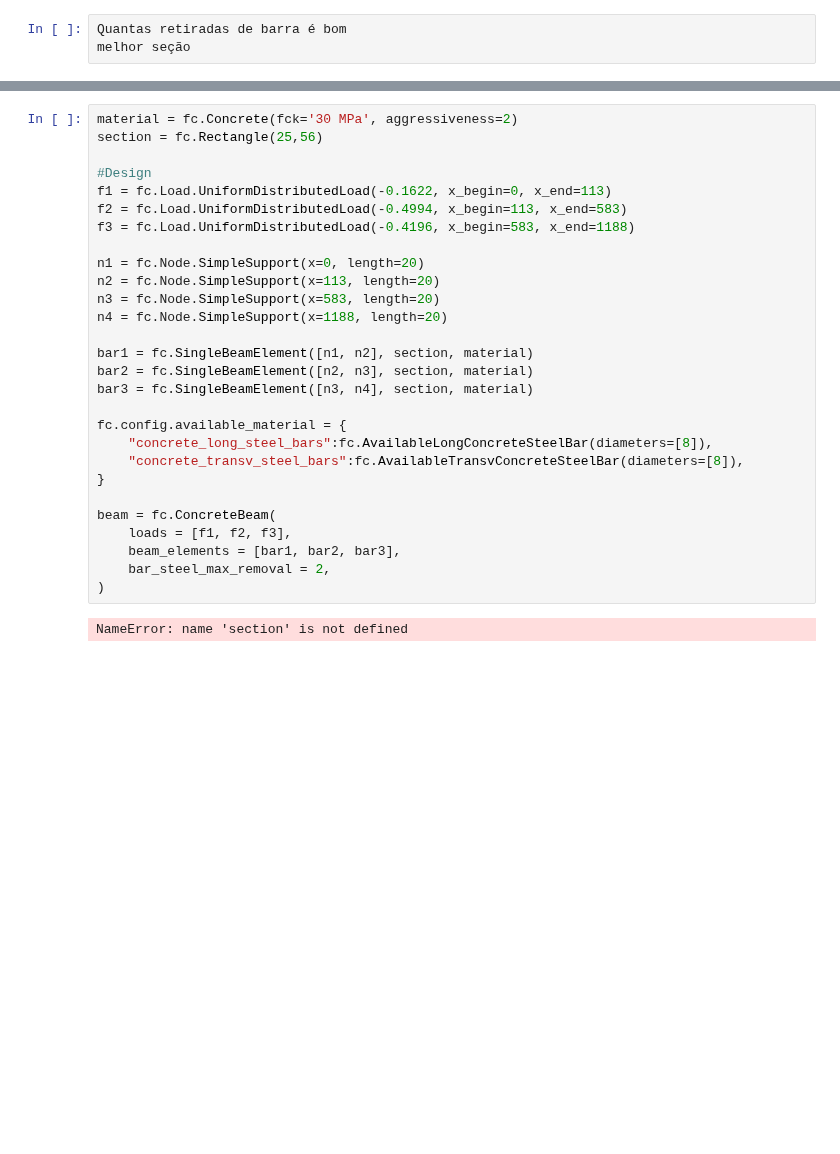
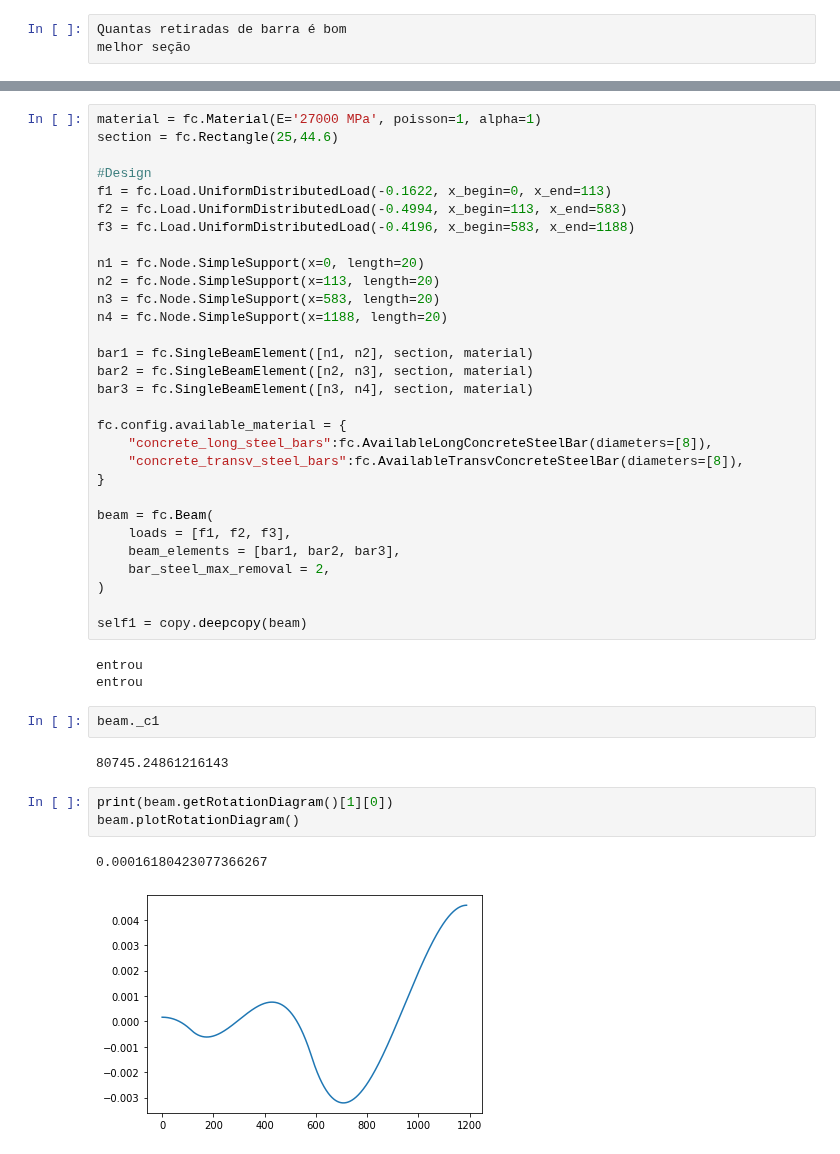
Before and after one commit to luisggc/FConcrete, a Jupyter notebook: jupyter/Hiper.ipynb, the cells around one changed output, grey strips where cells are left out. Cells and saved outputs as stored; diff of their text form; blank space fills up the shorter version.

```diff
--- a/jupyter/Hiper.ipynb
+++ b/jupyter/Hiper.ipynb
@@ -13,6 +15,6 @@ from math import sin, tan,  pi
 # %%
-material = fc.Concrete(fck='30 MPa', aggressiveness=2)
-section = fc.Rectangle(25,56)
+material = fc.Material(E='27000 MPa', poisson=1, alpha=1)
+section = fc.Rectangle(25,44.6)
 
 #Design
 f1 = fc.Load.UniformDistributedLoad(-0.1622, x_begin=0, x_end=113)
@@ -33,10 +35,23 @@ fc.config.available_material = {
     "concrete_transv_steel_bars":fc.AvailableTransvConcreteSteelBar(diameters=[8]),
 }
 
-beam = fc.ConcreteBeam(
+beam = fc.Beam(
     loads = [f1, f2, f3],
     beam_elements = [bar1, bar2, bar3],
     bar_steel_max_removal = 2,
 )
+
+self1 = copy.deepcopy(beam)
 # %% [output]
-NameError: name 'section' is not defined
+entrou
+entrou
+# %%
+beam._c1
+# %% [output]
+80745.24861216143
+# %%
+print(beam.getRotationDiagram()[1][0])
+beam.plotRotationDiagram()
+# %% [output]
+0.00016180423077366267
+[figure, added]
```
Also changed, not shown: parts of 34 cells of this notebook, 27 other files.
